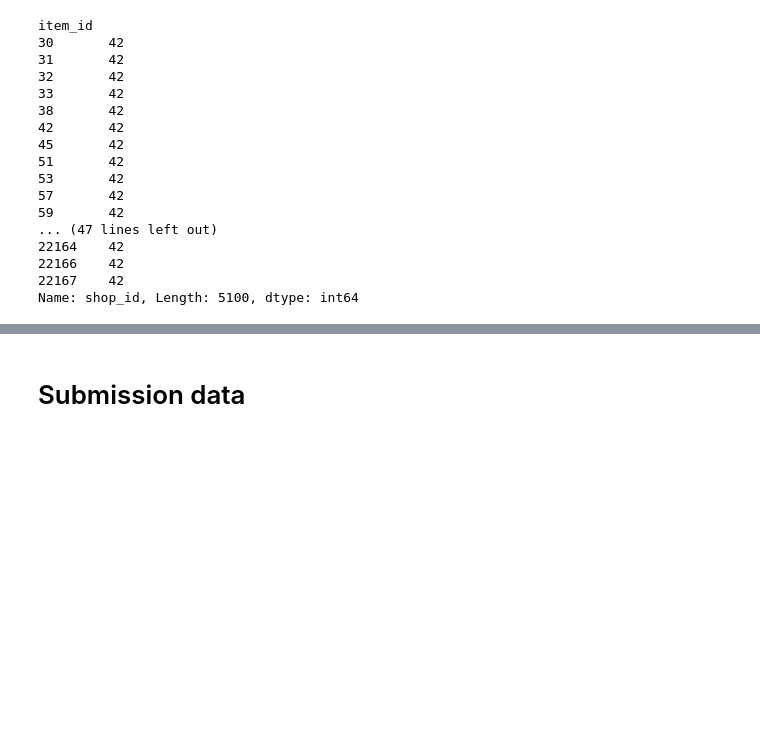
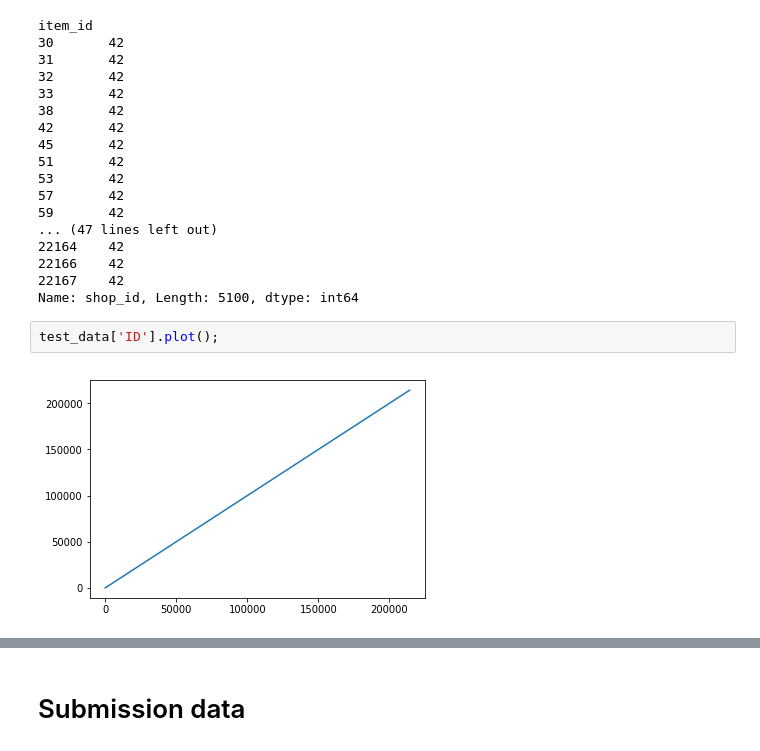
Before and after one commit to JojoYY/Coursera_Kaggle_Project, a Jupyter notebook: EDA_separate_data.ipynb, the cells around one changed output, grey strips where cells are left out. Cells and saved outputs as stored; diff of their text form; blank space fills up the shorter version.

```diff
--- a/EDA_separate_data.ipynb
+++ b/EDA_separate_data.ipynb
@@ -649,3 +659,7 @@ item_id
 22166    42
 22167    42
 Name: shop_id, Length: 5100, dtype: int64
+# %%
+test_data['ID'].plot();
+# %% [output]
+[figure, added]
```
Also changed, not shown: parts of 12 cells of this notebook, 5 other files.
